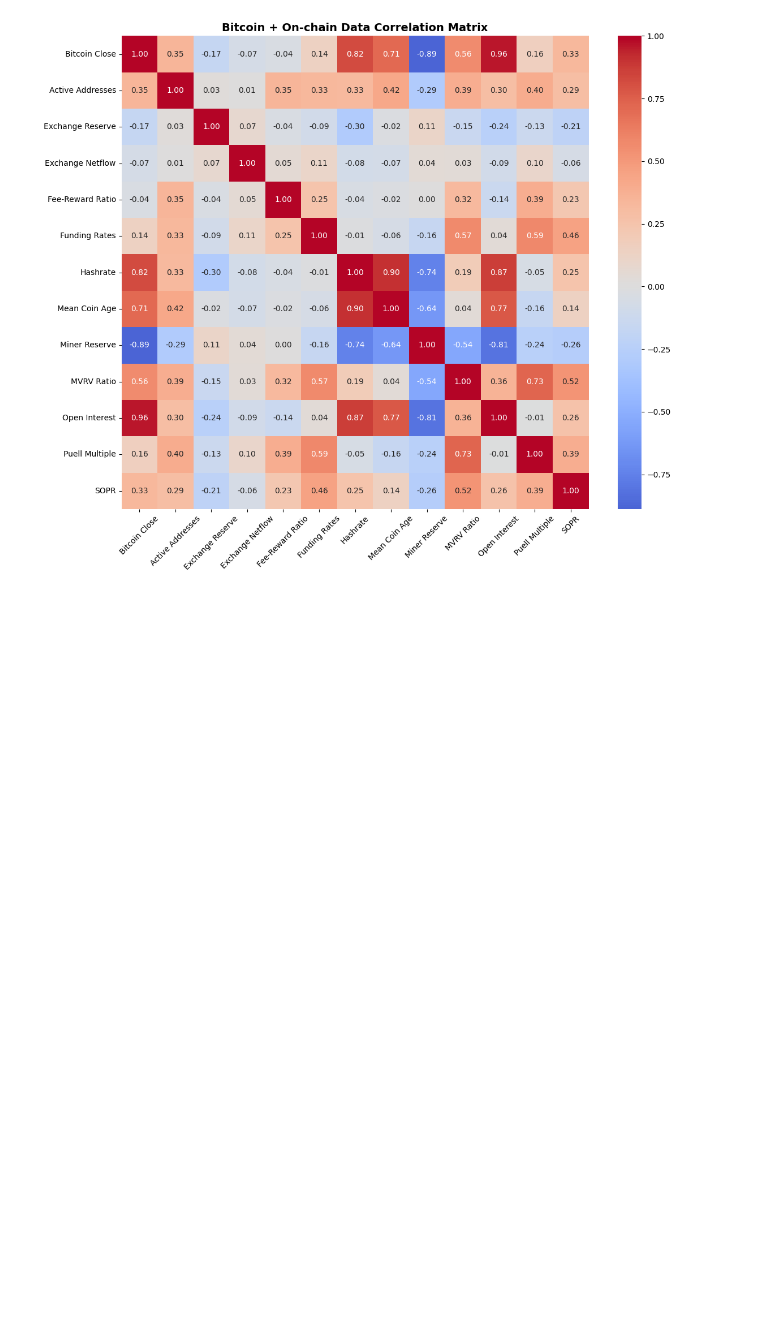
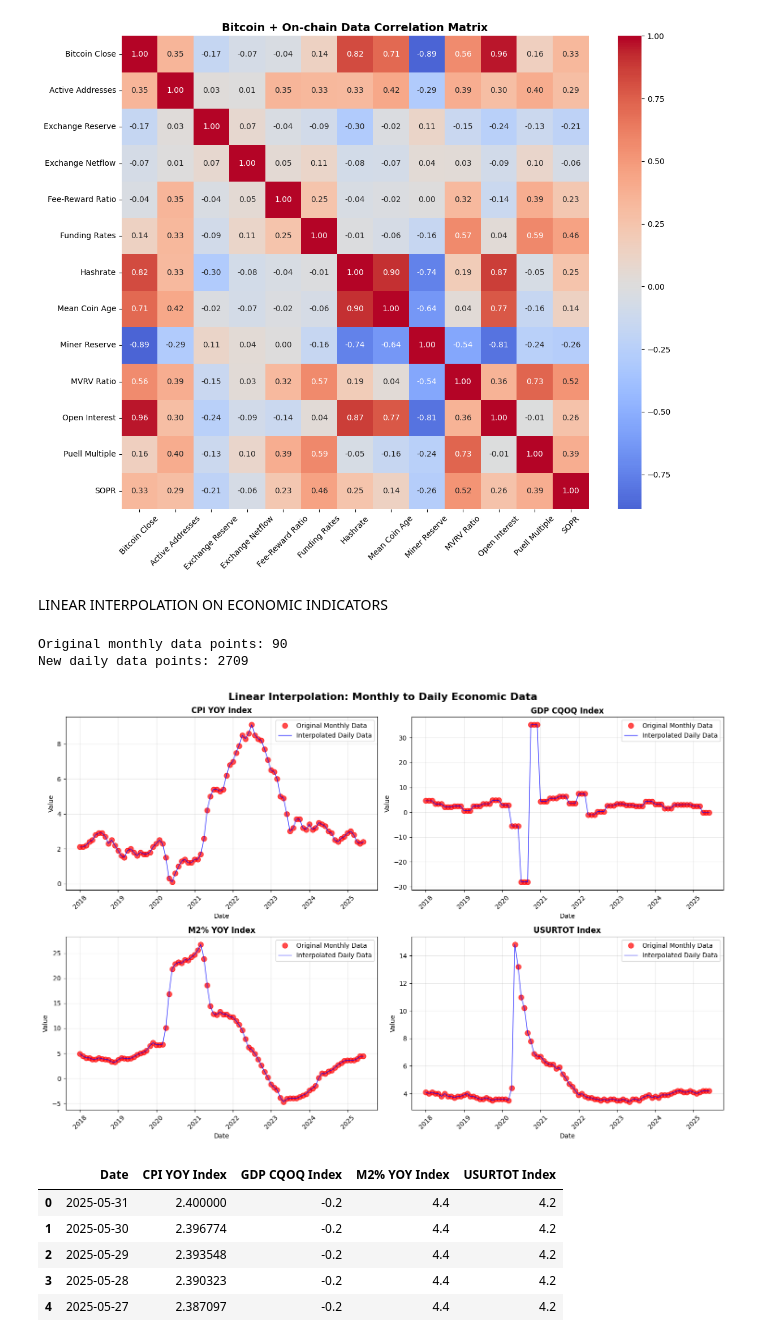
Before and after one commit to sbendre06/Supervised-Learning-BTC-Price-Direction, a Jupyter notebook: Pricing Models/feature-engineering.ipynb, the cells around one changed output. Saved outputs shown, nothing was run; the diff lists cells and outputs as text; code cells hidden in the pictures; blank space fills up the shorter version.

Commit message:
linear interpolation

```diff
--- a/Pricing Models/feature-engineering.ipynb
+++ b/Pricing Models/feature-engineering.ipynb
@@ -96,3 +96,67 @@ plt.show()
 # %% [output]
 [figure]
 [figure]
+# %% [markdown]
+LINEAR INTERPOLATION ON ECONOMIC INDICATORS
+# %%
+economic_monthly = pd.read_csv('economic-monthly.csv')
+economic_monthly['Date'] = pd.to_datetime(economic_monthly['Dates'])
+economic_monthly = economic_monthly.drop(columns=['Dates']).sort_values('Date')
+
+start_date = economic_monthly['Date'].min()
+end_date = economic_monthly['Date'].max()
+daily_dates = pd.date_range(start=start_date, end=end_date, freq='D')
+
+print(f"Original monthly data points: {len(economic_monthly)}")
+print(f"New daily data points: {len(daily_dates)}")
+
+economic_monthly = economic_monthly.set_index('Date')
+# %% [output]
+Original monthly data points: 90
+New daily data points: 2709
+# %%
+# Perform linear interpolation to create daily values
+economic_daily = economic_monthly.reindex(daily_dates)
+economic_daily = economic_daily.interpolate(method='linear')
+
+economic_daily = economic_daily.reset_index()
+economic_daily = economic_daily.rename(columns={'index': 'Date'})
+
+# Visualize the interpolation results
+fig, axes = plt.subplots(2, 2, figsize=(15, 10))
+axes = axes.ravel()
+
+# Plot each economic indicator to show interpolation
+economic_indicators = ['CPI YOY Index', 'GDP CQOQ Index', 'M2% YOY Index', 'USURTOT Index']
+
+for i, indicator in enumerate(economic_indicators):
+    # Plot original monthly data points
+    axes[i].plot(economic_monthly.index, economic_monthly[indicator],
+                'ro', markersize=8, label='Original Monthly Data', alpha=0.7)
+
+    # Plot interpolated daily data
+    axes[i].plot(economic_daily['Date'], economic_daily[indicator],
+                'b-', linewidth=1, label='Interpolated Daily Data', alpha=0.8)
+
+    axes[i].set_title(f'{indicator}', fontweight='bold')
+    axes[i].set_xlabel('Date')
+    axes[i].set_ylabel('Value')
+    axes[i].legend()
+    axes[i].grid(True, alpha=0.3)
+    axes[i].tick_params(axis='x', rotation=45)
+
+plt.suptitle('Linear Interpolation: Monthly to Daily Economic Data', fontsize=16, fontweight='bold')
+plt.tight_layout()
+plt.show()
+
+economic_daily['Date'] = economic_daily['Date'].dt.date
+economic_daily = economic_daily.sort_values('Date', ascending=False).reset_index(drop=True)
+economic_daily.head()
+# %% [output]
+[figure, added]
+|  | Date | CPI YOY Index | GDP CQOQ Index | M2% YOY Index | USURTOT Index |
+| 0 | 2025-05-31 | 2.400000 | -0.2 | 4.4 | 4.2 |
+| 1 | 2025-05-30 | 2.396774 | -0.2 | 4.4 | 4.2 |
+| 2 | 2025-05-29 | 2.393548 | -0.2 | 4.4 | 4.2 |
+| 3 | 2025-05-28 | 2.390323 | -0.2 | 4.4 | 4.2 |
+| 4 | 2025-05-27 | 2.387097 | -0.2 | 4.4 | 4.2 |
```
Also changed, not shown: 2 other files.
